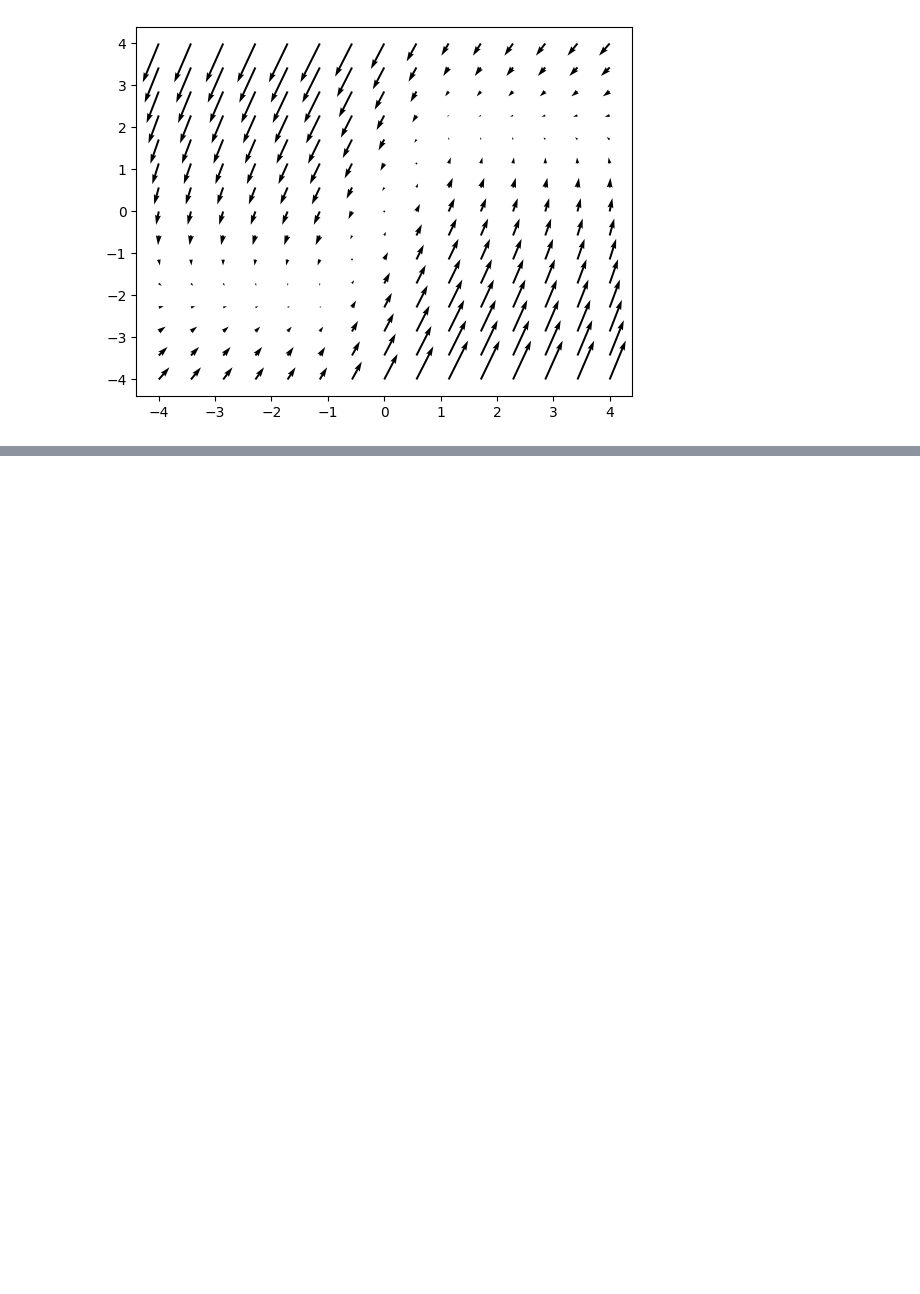
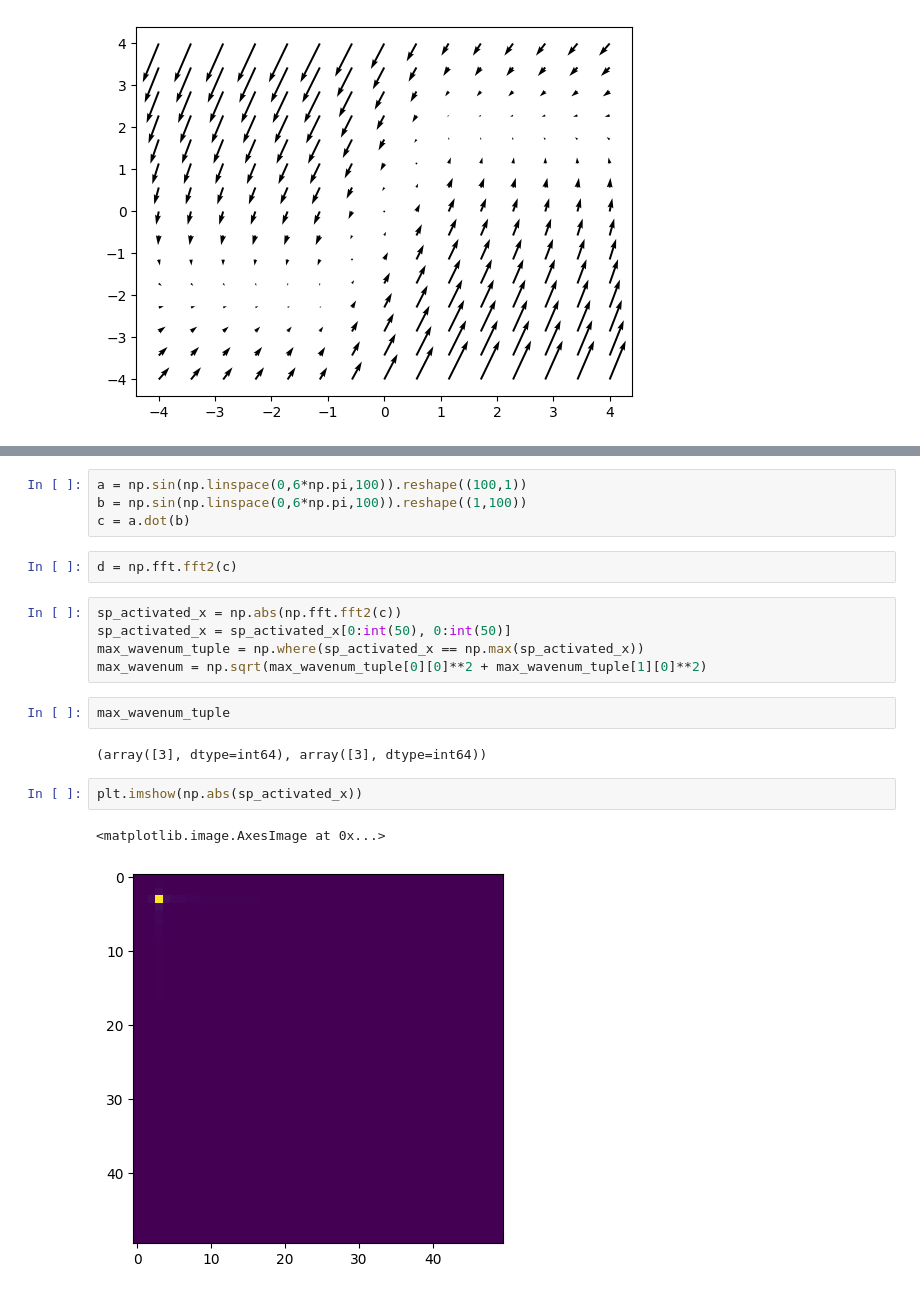
Before and after one commit to huang-yh20/spatial-linear-project, a Jupyter notebook: code/phase/try_phase_freq.ipynb, the cells around one changed output, grey strips where cells are left out. Drawn from its saved outputs; the diff is of its cells as text; blank space fills up the shorter version.

```diff
--- a/code/phase/try_phase_freq.ipynb
+++ b/code/phase/try_phase_freq.ipynb
@@ -64,0 +62,20 @@ plt.quiver(x_E, x_I, der_E, der_I)
+# %%
+a = np.sin(np.linspace(0,6*np.pi,100)).reshape((100,1))
+b = np.sin(np.linspace(0,6*np.pi,100)).reshape((1,100))
+c = a.dot(b)
+# %%
+d = np.fft.fft2(c)
+# %%
+sp_activated_x = np.abs(np.fft.fft2(c))
+sp_activated_x = sp_activated_x[0:int(50), 0:int(50)]
+max_wavenum_tuple = np.where(sp_activated_x == np.max(sp_activated_x))
+max_wavenum = np.sqrt(max_wavenum_tuple[0][0]**2 + max_wavenum_tuple[1][0]**2)
+# %%
+max_wavenum_tuple
+# %% [output]
+(array([3], dtype=int64), array([3], dtype=int64))
+# %%
+plt.imshow(np.abs(sp_activated_x))
+# %% [output]
+<matplotlib.image.AxesImage at 0x...>
+[figure, added]
```
Also changed, not shown: parts of 1 cell of this notebook, 1 other file.
